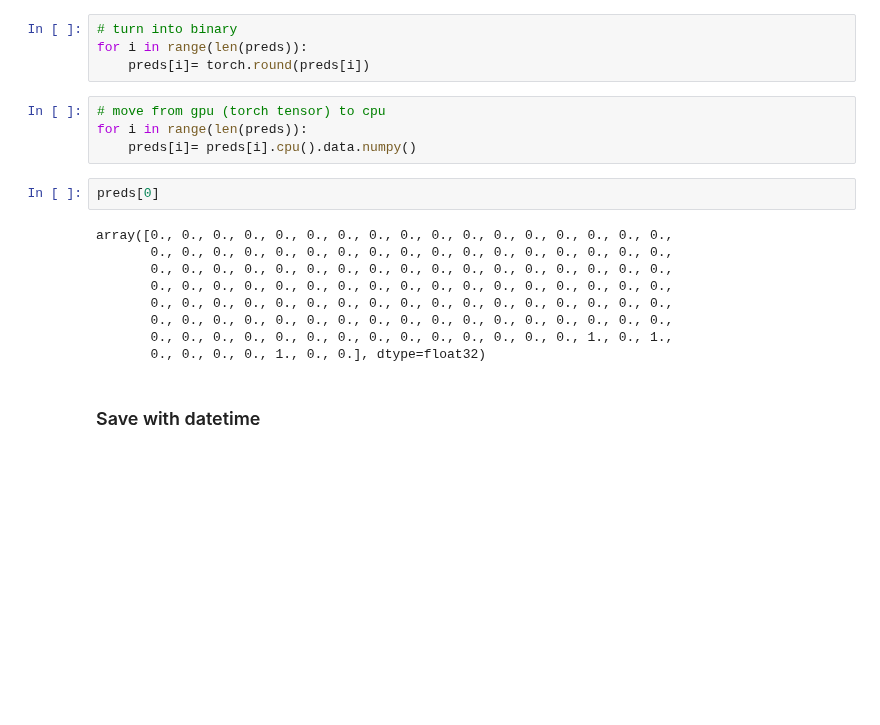
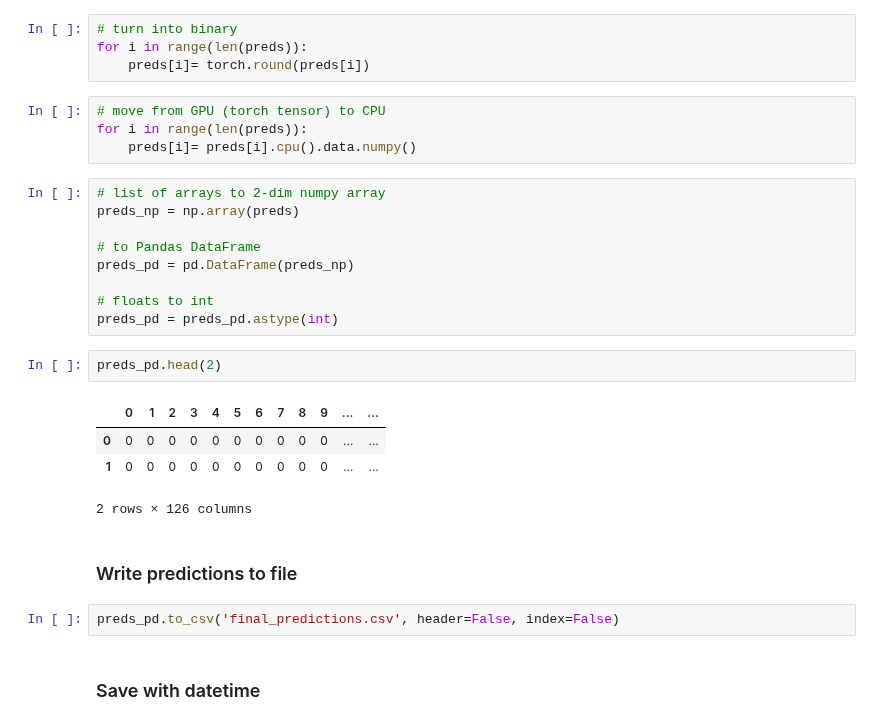
Before and after one commit to jannenev/reuters, a Jupyter notebook: 3-final_model.ipynb, the cells around one changed output. Drawn from its saved outputs; the diff is of its cells as text; blank space fills up the shorter version.

Commit message:
added saving predictions to CSV

```diff
--- a/3-final_model.ipynb
+++ b/3-final_model.ipynb
@@ -740,20 +740,29 @@ tensor([ 6.3721e-15,  9.9315e-15,  8.8518e-15,  3.6214e-15,  5.0253e-15,
 for i in range(len(preds)):
     preds[i]= torch.round(preds[i])
 # %%
-# move from gpu (torch tensor) to cpu
+# move from GPU (torch tensor) to CPU
 for i in range(len(preds)):
     preds[i]= preds[i].cpu().data.numpy()
-# %%
-preds[0]
-# %% [output]
-array([0., 0., 0., 0., 0., 0., 0., 0., 0., 0., 0., 0., 0., 0., 0., 0., 0.,
-       0., 0., 0., 0., 0., 0., 0., 0., 0., 0., 0., 0., 0., 0., 0., 0., 0.,
-       0., 0., 0., 0., 0., 0., 0., 0., 0., 0., 0., 0., 0., 0., 0., 0., 0.,
-       0., 0., 0., 0., 0., 0., 0., 0., 0., 0., 0., 0., 0., 0., 0., 0., 0.,
-       0., 0., 0., 0., 0., 0., 0., 0., 0., 0., 0., 0., 0., 0., 0., 0., 0.,
-       0., 0., 0., 0., 0., 0., 0., 0., 0., 0., 0., 0., 0., 0., 0., 0., 0.,
-       0., 0., 0., 0., 0., 0., 0., 0., 0., 0., 0., 0., 0., 0., 1., 0., 1.,
-       0., 0., 0., 0., 1., 0., 0.], dtype=float32)
+# %%
+# list of arrays to 2-dim numpy array
+preds_np = np.array(preds)
+
+# to Pandas DataFrame
+preds_pd = pd.DataFrame(preds_np)
+
+# floats to int
+preds_pd = preds_pd.astype(int)
+# %%
+preds_pd.head(2)
+# %% [output]
+|  | 0 | 1 | 2 | 3 | 4 | 5 | 6 | 7 | 8 | 9 | ... | ... |
+| 0 | 0 | 0 | 0 | 0 | 0 | 0 | 0 | 0 | 0 | 0 | ... | ... |
+| 1 | 0 | 0 | 0 | 0 | 0 | 0 | 0 | 0 | 0 | 0 | ... | ... |
+2 rows × 126 columns
+# %% [markdown]
+### Write predictions to file
+# %%
+preds_pd.to_csv('final_predictions.csv', header=False, index=False)
 # %% [markdown]
 ### Save with datetime
 # %%
```
